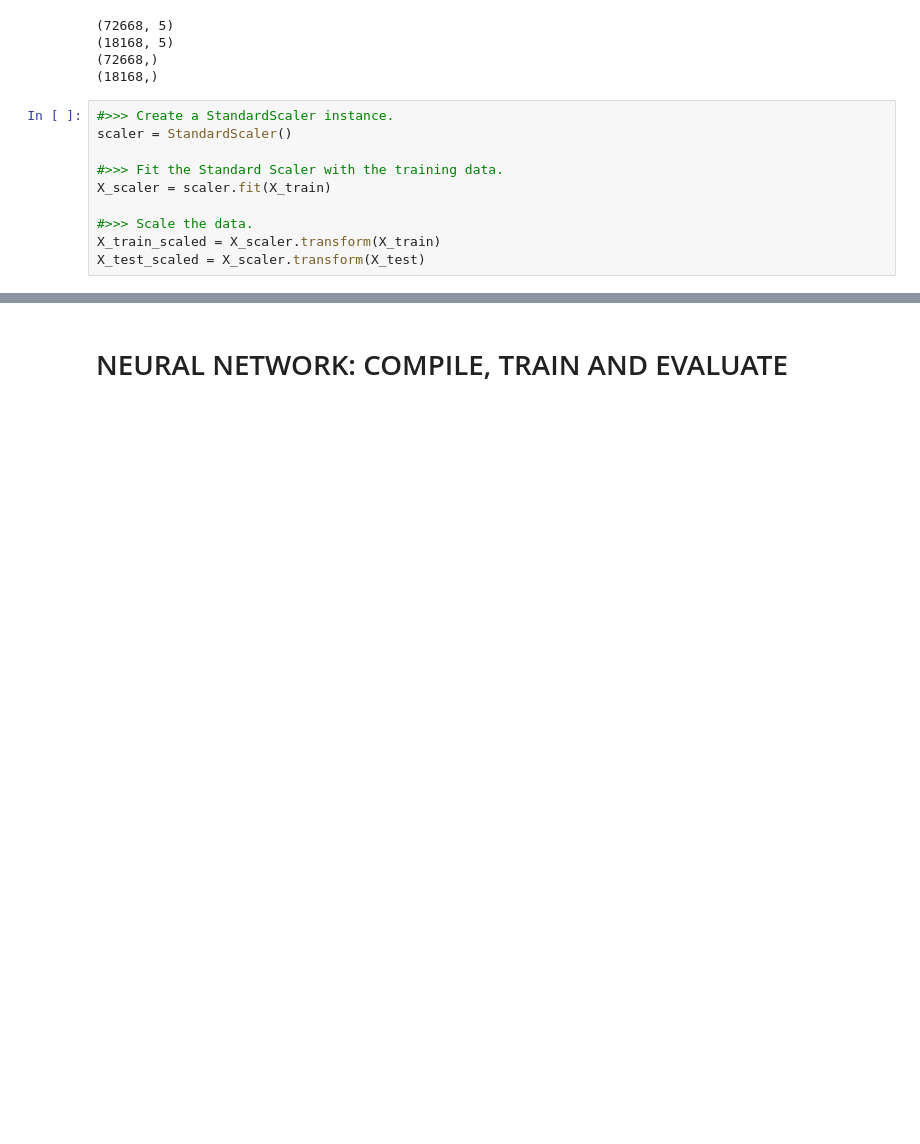
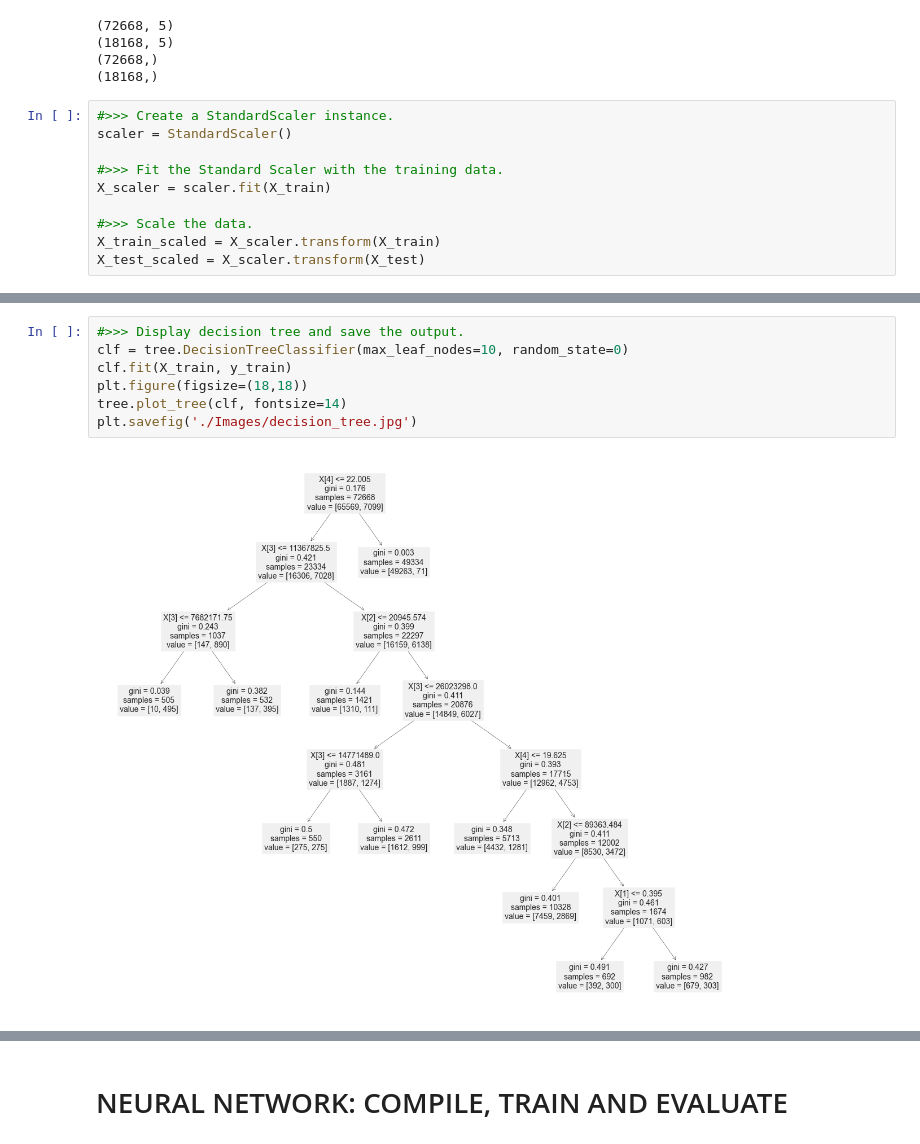
Before and after one commit to mhhussain24/AsteroidProject, a Jupyter notebook: NEO_Analysis.ipynb, the cells around one changed output, grey strips where cells are left out. Saved outputs shown, nothing was run; the diff lists cells and outputs as text; blank space fills up the shorter version.

```diff
--- a/NEO_Analysis.ipynb
+++ b/NEO_Analysis.ipynb
@@ -148,3 +227,12 @@ cm_df
+# %%
+#>>> Display decision tree and save the output.
+clf = tree.DecisionTreeClassifier(max_leaf_nodes=10, random_state=0)
+clf.fit(X_train, y_train)
+plt.figure(figsize=(18,18))
+tree.plot_tree(clf, fontsize=14)
+plt.savefig('./Images/decision_tree.jpg')
+# %% [output]
+[figure, added]
 # %%
 #>>> Calculate the accuracy score.
 acc_score = accuracy_score(y_test, predictions)
```
Also changed, not shown: parts of 13 cells of this notebook, 8 other files.
